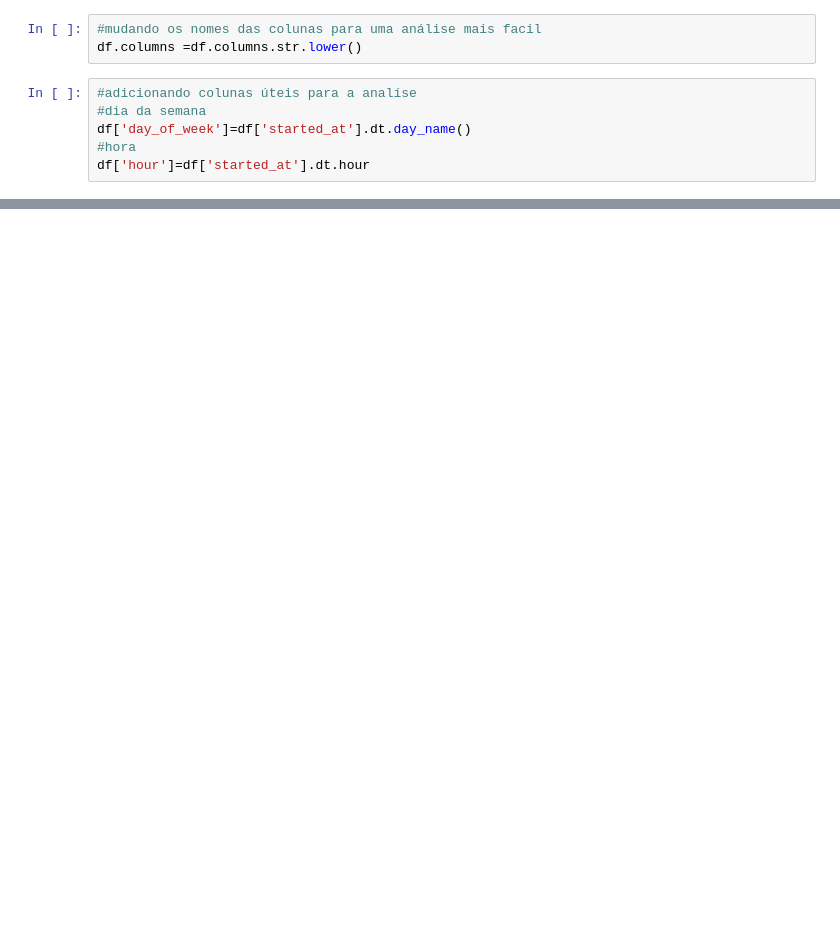
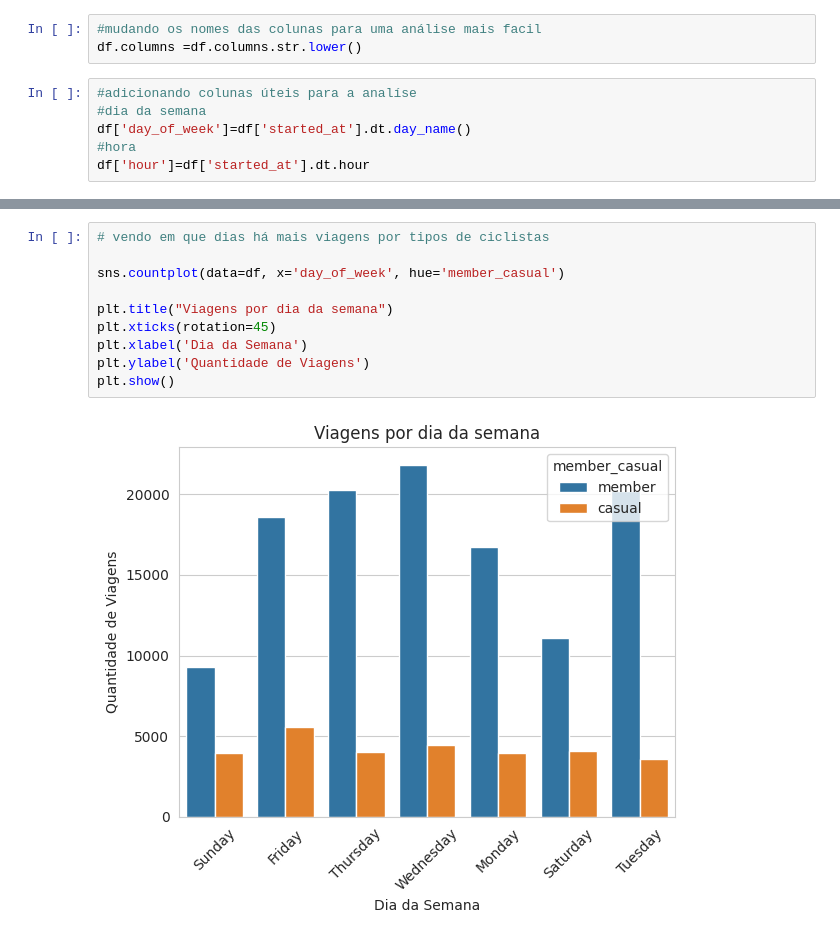
Before and after one commit to Dansouza-web/Caso-de-Estudo-De-Uma-Empresa-de-Biclietas-do-Curso-De-An-lise-de-Dados-do-Google, a Jupyter notebook: Limpeza.ipynb, the cells around one changed output, grey strips where cells are left out. Drawn from its saved outputs; the diff is of its cells as text; blank space fills up the shorter version.

```diff
--- a/Limpeza.ipynb
+++ b/Limpeza.ipynb
@@ -123,0 +117,12 @@ df['hour']=df['started_at'].dt.hour
+# %%
+# vendo em que dias há mais viagens por tipos de ciclistas
+
+sns.countplot(data=df, x='day_of_week', hue='member_casual')
+
+plt.title("Viagens por dia da semana")
+plt.xticks(rotation=45)
+plt.xlabel('Dia da Semana')
+plt.ylabel('Quantidade de Viagens')
+plt.show()
+# %% [output]
+[figure, added]
```
Also changed, not shown: parts of 13 cells of this notebook.
